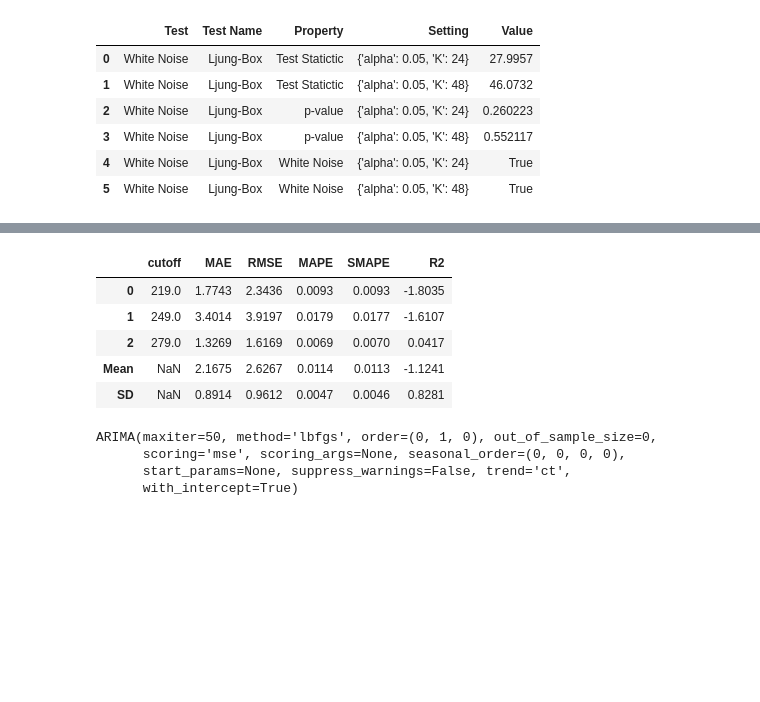
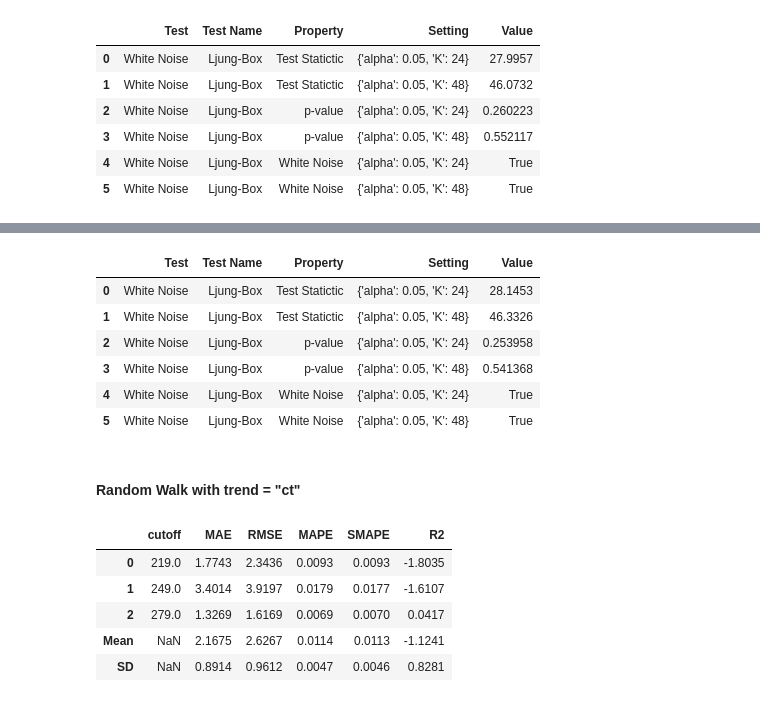
Before and after one commit to ngupta23/medium_articles, a Jupyter notebook: time_series/pycaret/pycaret_ts_arima_010_0000.ipynb, the cells around one changed output, grey strips where cells are left out. Cells and saved outputs as stored; diff of their text form; code cells hidden in the pictures; blank space fills up the shorter version.

```diff
--- a/time_series/pycaret/pycaret_ts_arima_010_0000.ipynb
+++ b/time_series/pycaret/pycaret_ts_arima_010_0000.ipynb
@@ -309,6 +330,17 @@ print(reg.intercept_, reg.coef_)
+# %%
+exp.check_stats(model2c, test="white_noise")
+# %% [output]
+|  | Test | Test Name | Property | Setting | Value |
+| 0 | White Noise | Ljung-Box | Test Statictic | {'alpha': 0.05, 'K': 24} | 28.1453 |
+| 1 | White Noise | Ljung-Box | Test Statictic | {'alpha': 0.05, 'K': 48} | 46.3326 |
+| 2 | White Noise | Ljung-Box | p-value | {'alpha': 0.05, 'K': 24} | 0.253958 |
+| 3 | White Noise | Ljung-Box | p-value | {'alpha': 0.05, 'K': 48} | 0.541368 |
+| 4 | White Noise | Ljung-Box | White Noise | {'alpha': 0.05, 'K': 24} | True |
+| 5 | White Noise | Ljung-Box | White Noise | {'alpha': 0.05, 'K': 48} | True |
+# %% [markdown]
+#### Random Walk with trend = "ct"
 # %%
-model = exp.create_model("arima", order=(0, 1, 0), seasonal_order=(0, 0, 0, 0), with_intercept=True, trend='ct')
-model
+model2d = exp.create_model("arima", order=(0, 1, 0), seasonal_order=(0, 0, 0, 0), trend="ct")
 # %% [output]
 |  | cutoff | MAE | RMSE | MAPE | SMAPE | R2 |
 | 0 | 219.0 | 1.7743 | 2.3436 | 0.0093 | 0.0093 | -1.8035 |
@@ -316,7 +348,3 @@ model
 | 2 | 279.0 | 1.3269 | 1.6169 | 0.0069 | 0.0070 | 0.0417 |
 | Mean | NaN | 2.1675 | 2.6267 | 0.0114 | 0.0113 | -1.1241 |
 | SD | NaN | 0.8914 | 0.9612 | 0.0047 | 0.0046 | 0.8281 |
-ARIMA(maxiter=50, method='lbfgs', order=(0, 1, 0), out_of_sample_size=0,
-      scoring='mse', scoring_args=None, seasonal_order=(0, 0, 0, 0),
-      start_params=None, suppress_warnings=False, trend='ct',
-      with_intercept=True)
```
Also changed, not shown: parts of 41 cells of this notebook.
